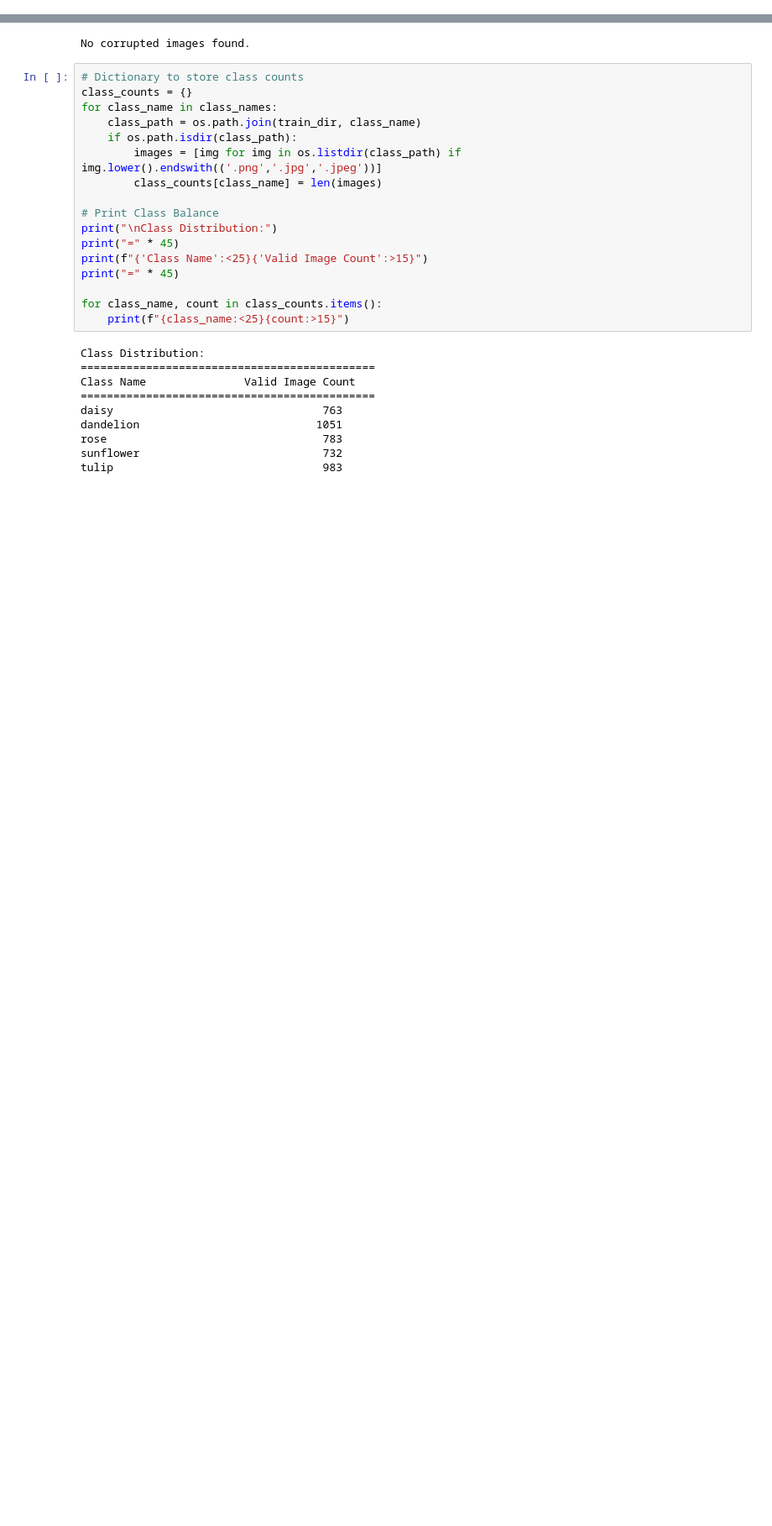
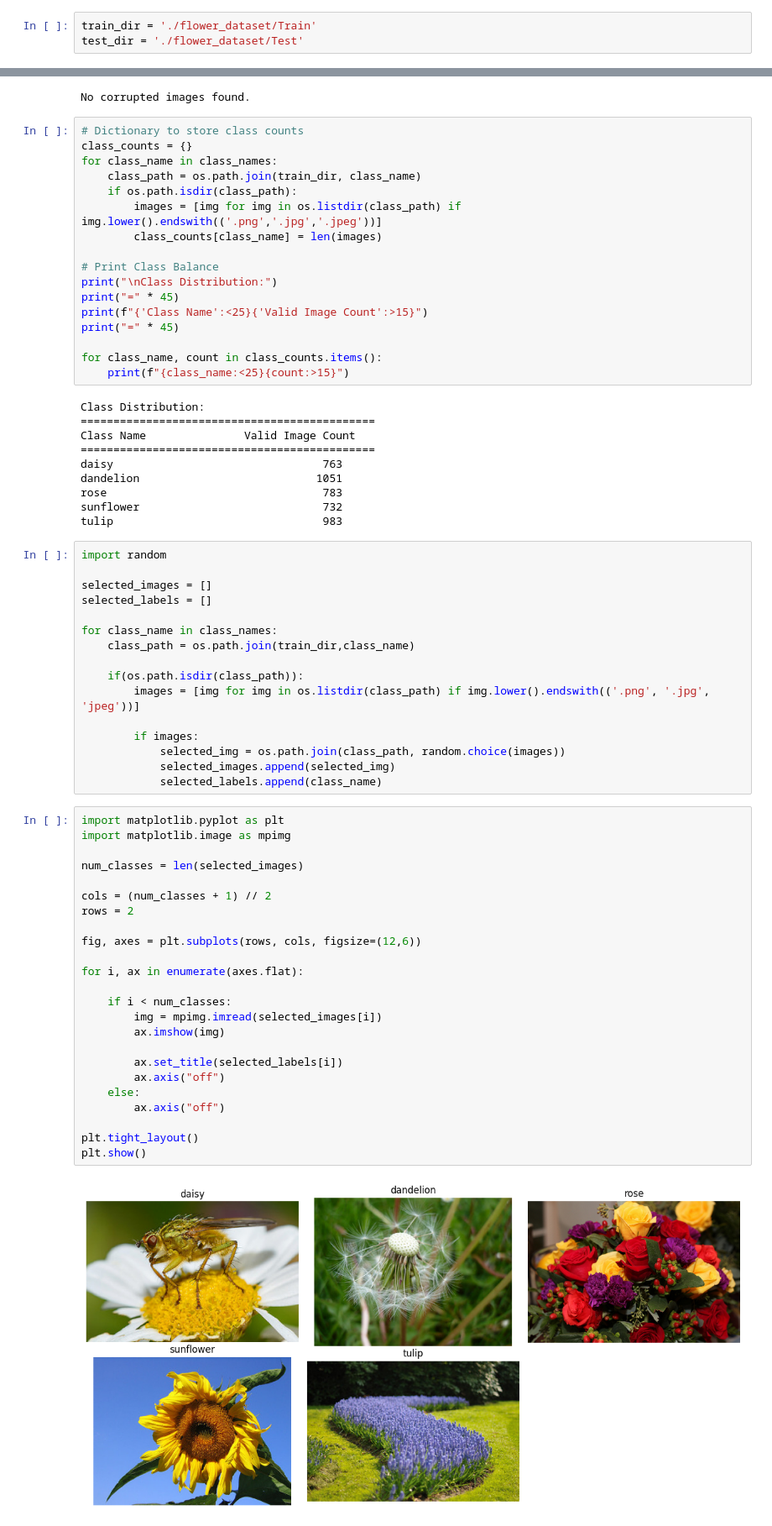
Before and after one commit to heySuman/AI-ML, a Jupyter notebook: Project/Flower_Dataset.ipynb, the cells around one changed output, grey strips where cells are left out. Shown at 84% size. Cells and saved outputs as stored; diff of their text form; blank space fills up the shorter version.

```diff
--- a/Project/Flower_Dataset.ipynb
+++ b/Project/Flower_Dataset.ipynb
@@ -4,3 +1,6 @@ test_dir = '/content/drive/MyDrive/AI ML/Project/Flower Classification/Test'
+# %%
+train_dir = './flower_dataset/Train'
+test_dir = './flower_dataset/Test'
 # %%
 import os
 from PIL import Image, UnidentifiedImageError
@@ -62,3 +62,45 @@ dandelion                           1051
 rose                                 783
 sunflower                            732
 tulip                                983
+# %%
+import random
+
+selected_images = []
+selected_labels = []
+
+for class_name in class_names:
+    class_path = os.path.join(train_dir,class_name)
+
+    if(os.path.isdir(class_path)):
+        images = [img for img in os.listdir(class_path) if img.lower().endswith(('.png', '.jpg', 'jpeg'))]
+
+        if images:
+            selected_img = os.path.join(class_path, random.choice(images))
+            selected_images.append(selected_img)
+            selected_labels.append(class_name)
+# %%
+import matplotlib.pyplot as plt
+import matplotlib.image as mpimg
+
+num_classes = len(selected_images)
+
+cols = (num_classes + 1) // 2
+rows = 2
+
+fig, axes = plt.subplots(rows, cols, figsize=(12,6))
+
+for i, ax in enumerate(axes.flat):
+
+    if i < num_classes:
+        img = mpimg.imread(selected_images[i])
+        ax.imshow(img)
+
+        ax.set_title(selected_labels[i])
+        ax.axis("off")
+    else:
+        ax.axis("off")
+
+plt.tight_layout()
+plt.show()
+# %% [output]
+[figure, added]
```
Also changed, not shown: parts of 1 cell of this notebook, 1 other file.
